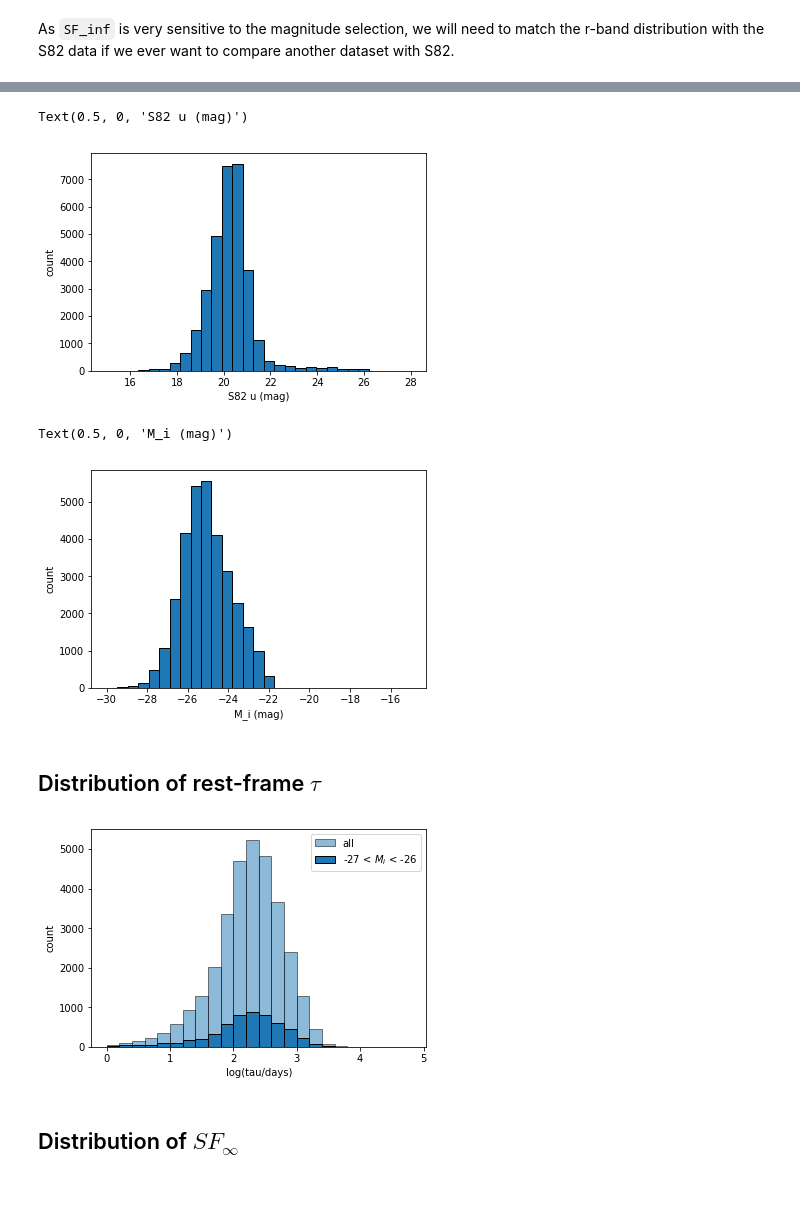
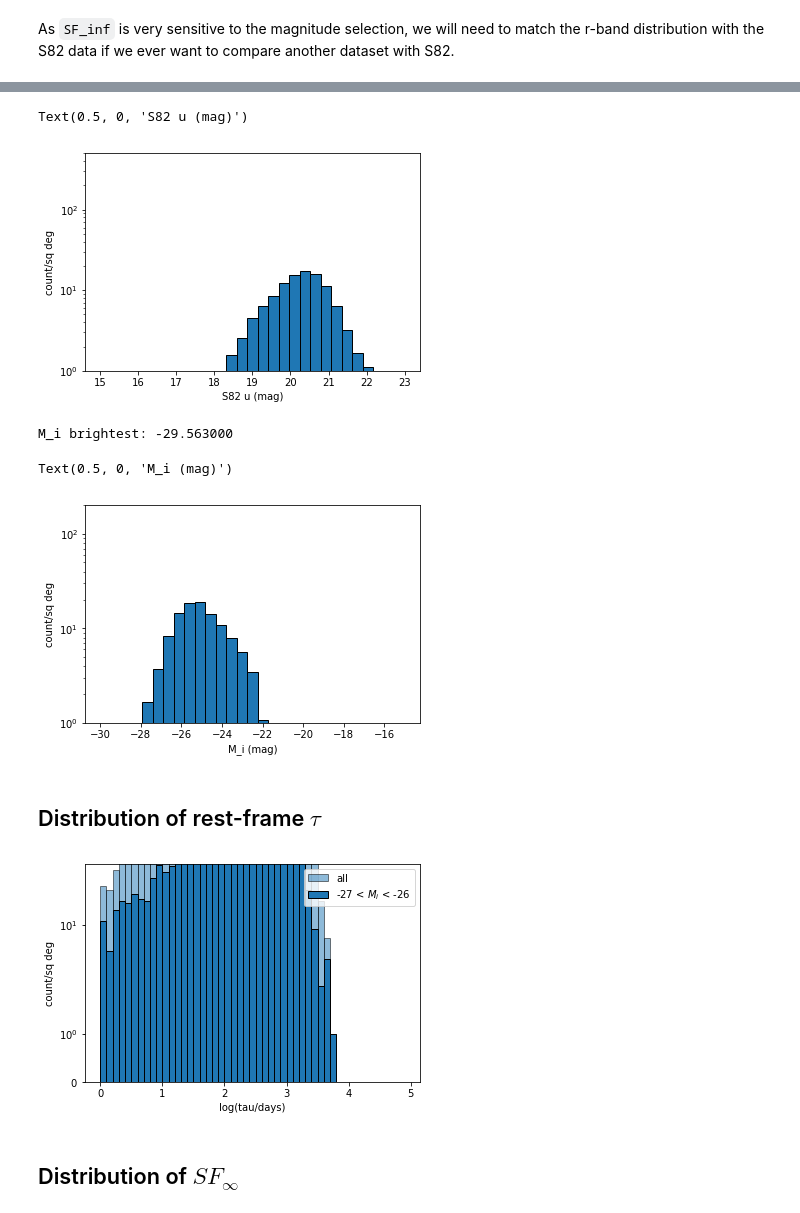
Before and after one commit to jiwoncpark/damped-random-walk, a Jupyter notebook: notebooks/Reproduce_S82_DRW.ipynb, the cells around one changed output, grey strips where cells are left out. Cells and saved outputs as stored; diff of their text form; code cells hidden in the pictures.

```diff
--- a/notebooks/Reproduce_S82_DRW.ipynb
+++ b/notebooks/Reproduce_S82_DRW.ipynb
@@ -51,7 +54,7 @@ color_dict = {'u': 'magenta', 'g': 'blue', 'r': 'green', 'i': 'orange', 'z': 're
 # Read DRW parameter data files, `s82drw_<bandpass>.dat`
 
 
-drw_columns = ['SDR5ID', 'ra', 'dec', 'redshift', 'M_i_kcorr0', 'log_mass_BH', 'chi2',
+drw_columns = ['SDR5ID', 'ra', 'dec', 'redshift', 'M_i', 'log_mass_BH', 'chi2',
                'log_tau', 'log_sighat', 'log_tau_lowlim', 'log_tau_uplim', 'log_sfhat_lowlim', 'log_sfhat_uplim',
                'edge', 'll_model', 'll_noise', 'll_inf', 'mu', 'N_obs'] # taken from schema page
 
@@ -77,7 +80,7 @@ drw_all = pd.concat(drw_dict.values(), axis=0)
 # %%
 # Read Shen data file, `DB_QSO_S82.dat`
 
-shen_columns = ['dbID', 'ra', 'dec', 'SDR5ID', 'M_i_kcorr0', 'M_i_kcorr2', 'redshift', 'mass_BH', 'Lbol',
+shen_columns = ['dbID', 'ra', 'dec', 'SDR5ID', 'M_i', 'M_i_kcorr2', 'redshift', 'mass_BH', 'Lbol',
                 'u', 'g', 'r', 'i', 'z', 'Au']
 
 shen = pd.read_csv(shen_path, index_col=False, sep='\s+', skiprows=2, names=shen_columns)
@@ -170,4 +172,4 @@ removed  2
 # %% [markdown]
 As `SF_inf` is very sensitive to the magnitude selection, we will need to match the r-band distribution with the S82 data if we ever want to compare another dataset with S82.
 # %%
-merged = merged[merged['i'] < 20.5]
+selected = merged[merged['i'] < 20.5].copy()
@@ -199,23 +217,29 @@ Text(0.5, 0, 'S82 i (mag)')
 # %%
-plt.hist(merged['u'].values, bins=np.linspace(15, 28, 30), edgecolor='k')
-plt.ylabel("count")
+_ = plt.hist(merged['u'].values, weights=np.ones_like(merged['r'].values)/area, bins=np.linspace(15, 23, 30), edgecolor='k')
+plt.yscale('log', nonposy='clip')
+plt.ylim([1, 500])
+plt.ylabel("count/sq deg")
 plt.xlabel("S82 u (mag)")
 # %% [output]
 Text(0.5, 0, 'S82 u (mag)')
-[figure, old version]
+[figure, new version]
 # %%
-_ = plt.hist(merged['M_i_kcorr0'].values, bins=np.linspace(-30, -15, 30), edgecolor='k')
-plt.ylabel("count")
+_ = plt.hist(selected['M_i'].values, weights=np.ones_like(selected['r'].values)/area, bins=np.linspace(-30, -15, 30), edgecolor='k')
+print("M_i brightest: {:f}".format(merged['M_i'].values.min()))
+plt.yscale('log', nonposy='clip')
+plt.ylim([1, 200])
+plt.ylabel("count/sq deg")
 plt.xlabel("M_i (mag)")
 # %% [output]
-Text(0.5, 0, 'M_i (mag)')
+M_i brightest: -29.563000
+Text(0.5, 0, 'M_i (mag)')
-[figure, old version]
+[figure, new version]
 # %% [markdown]
 ## Distribution of rest-frame $\tau$
 # %%
-plotting_utils.plot_fig3_topleft(merged)
+plotting_utils.plot_fig3_topleft(selected, duty_cycle_on=False)
 # %% [output]
-[figure, old version]
+[figure, new version]
 # %% [markdown]
 ## Distribution of $SF_{\infty}$
 # %%
```
Also changed, not shown: parts of 32 cells of this notebook, 2 other files.
